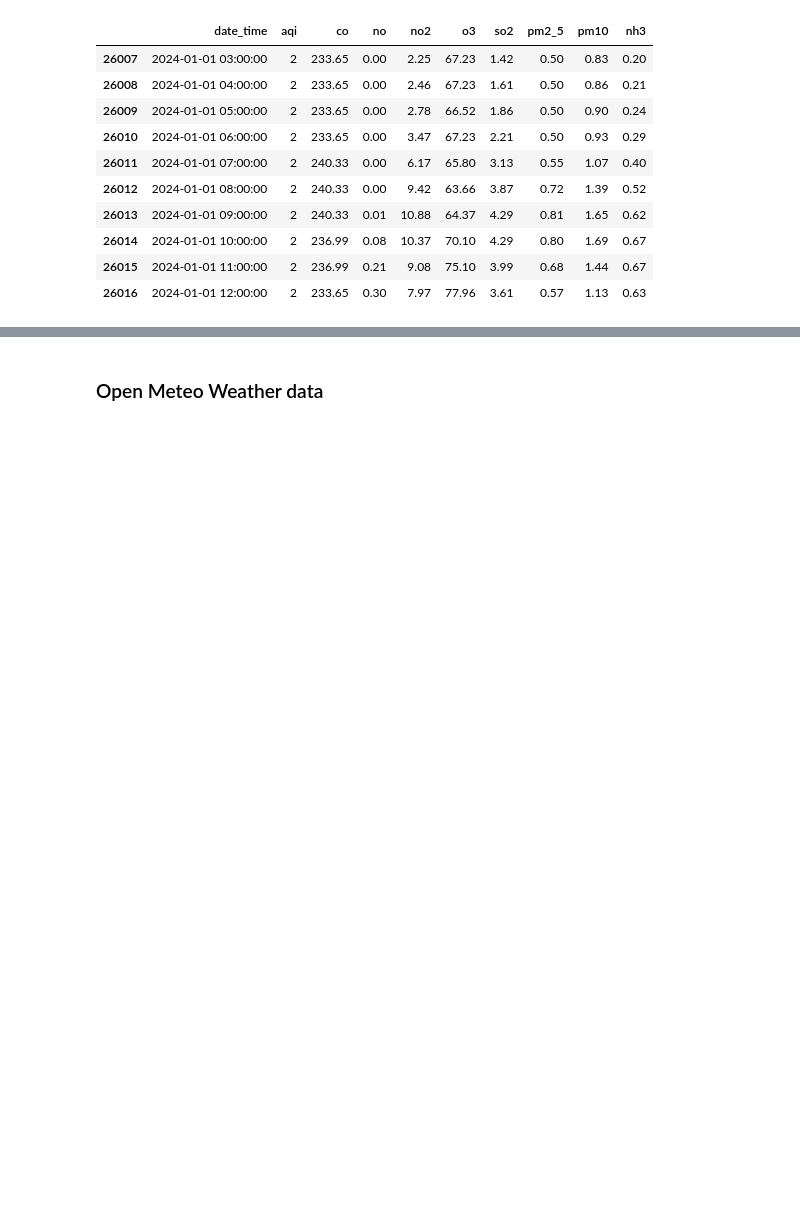
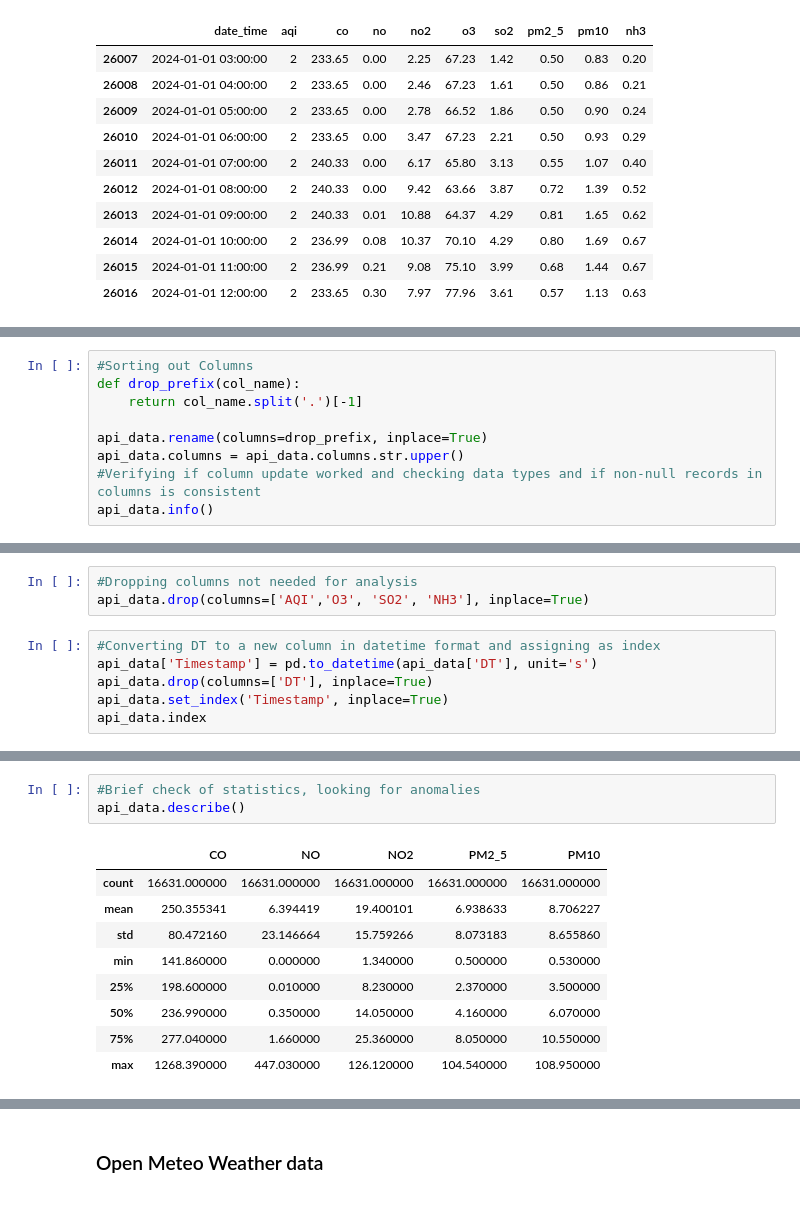
Before and after one commit to Frannerz/air_pollution_analysis, a Jupyter notebook: air_pollution_hammersmith.ipynb, the cells around one changed output, grey strips where cells are left out. Cells and saved outputs as stored; diff of their text form; blank space fills up the shorter version.

```diff
--- a/air_pollution_hammersmith.ipynb
+++ b/air_pollution_hammersmith.ipynb
@@ -182,0 +197,9 @@ air_quality_hammersmith.tail(10)
+# %%
+#Sorting out Columns
+def drop_prefix(col_name):
+    return col_name.split('.')[-1]
+
+api_data.rename(columns=drop_prefix, inplace=True)
+api_data.columns = api_data.columns.str.upper()
+#Verifying if column update worked and checking data types and if non-null records in columns is consistent
+api_data.info()
@@ -182,0 +224,9 @@ air_quality_hammersmith.tail(10)
+# %%
+#Dropping columns not needed for analysis
+api_data.drop(columns=['AQI','O3', 'SO2', 'NH3'], inplace=True)
+# %%
+#Converting DT to a new column in datetime format and assigning as index
+api_data['Timestamp'] = pd.to_datetime(api_data['DT'], unit='s')
+api_data.drop(columns=['DT'], inplace=True)
+api_data.set_index('Timestamp', inplace=True)
+api_data.index
@@ -182,0 +246,13 @@ air_quality_hammersmith.tail(10)
+# %%
+#Brief check of statistics, looking for anomalies
+api_data.describe()
+# %% [output]
+|  | CO | NO | NO2 | PM2_5 | PM10 |
+| count | 16631.000000 | 16631.000000 | 16631.000000 | 16631.000000 | 16631.000000 |
+| mean | 250.355341 | 6.394419 | 19.400101 | 6.938633 | 8.706227 |
+| std | 80.472160 | 23.146664 | 15.759266 | 8.073183 | 8.655860 |
+| min | 141.860000 | 0.000000 | 1.340000 | 0.500000 | 0.530000 |
+| 25% | 198.600000 | 0.010000 | 8.230000 | 2.370000 | 3.500000 |
+| 50% | 236.990000 | 0.350000 | 14.050000 | 4.160000 | 6.070000 |
+| 75% | 277.040000 | 1.660000 | 25.360000 | 8.050000 | 10.550000 |
+| max | 1268.390000 | 447.030000 | 126.120000 | 104.540000 | 108.950000 |
```
Also changed, not shown: parts of 24 cells of this notebook, 2 other files.
